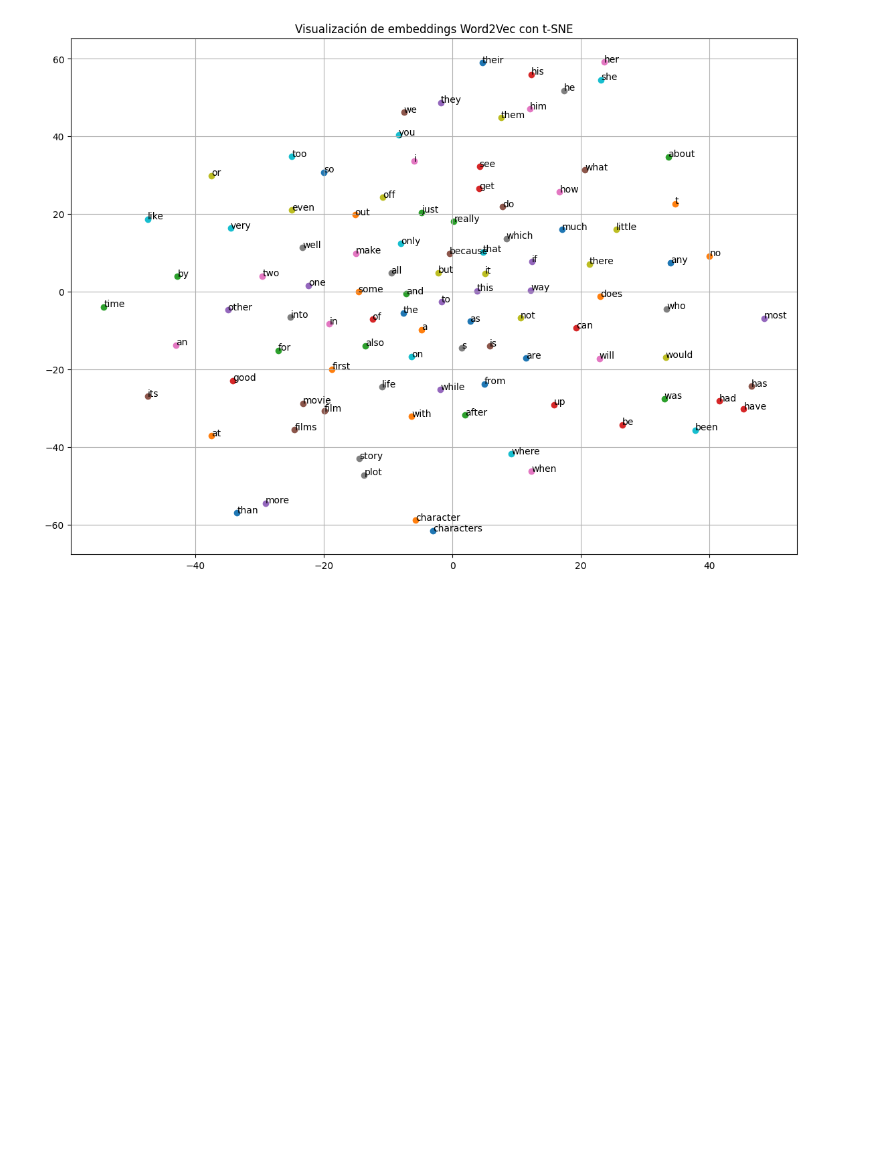
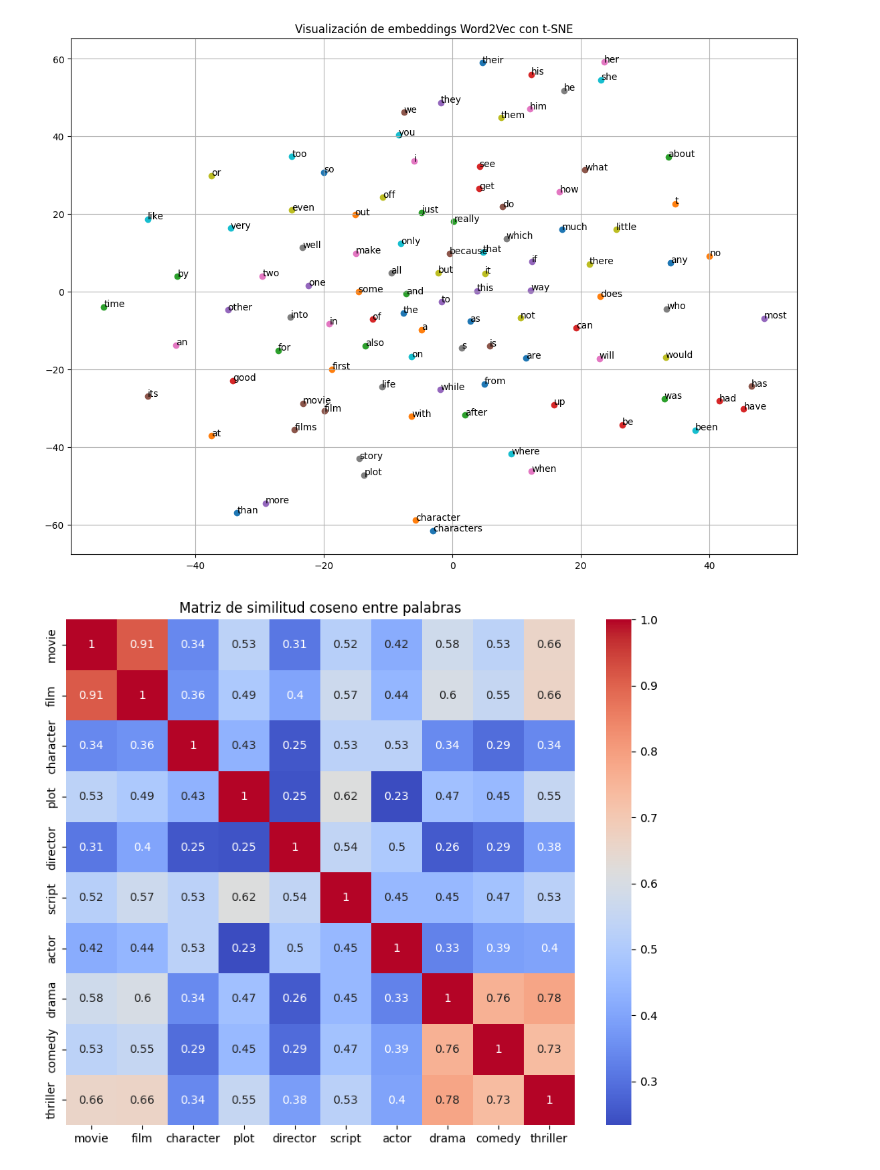
Before and after one commit to Lucass12345/PdLN, a Jupyter notebook: TP2/ResolucionTP2.ipynb, the cells around one changed output. Saved outputs shown, nothing was run; the diff lists cells and outputs as text; code cells hidden in the pictures; blank space fills up the shorter version.

```diff
--- a/TP2/ResolucionTP2.ipynb
+++ b/TP2/ResolucionTP2.ipynb
@@ -98,3 +98,22 @@ plt.grid(True)
 plt.show()
 # %% [output]
 [figure]
+# %%
+import seaborn as sns
+import numpy as np
+
+# Seleccionar palabras y obtener sus vectores
+selected_words = ["movie", "film", "character", "plot", "director", "script", "actor", "drama", "comedy", "thriller"]
+selected_vectors = [model.wv[word] for word in selected_words]
+
+# Calcular matriz de similitud coseno
+from sklearn.metrics.pairwise import cosine_similarity
+similarity_matrix = cosine_similarity(selected_vectors)
+
+# Graficar heatmap
+plt.figure(figsize=(10, 8))
+sns.heatmap(similarity_matrix, xticklabels=selected_words, yticklabels=selected_words, annot=True, cmap="coolwarm")
+plt.title("Matriz de similitud coseno entre palabras")
+plt.show()
+# %% [output]
+[figure, added]
```
Also changed, not shown: parts of 1 cell of this notebook, 2 other files.
